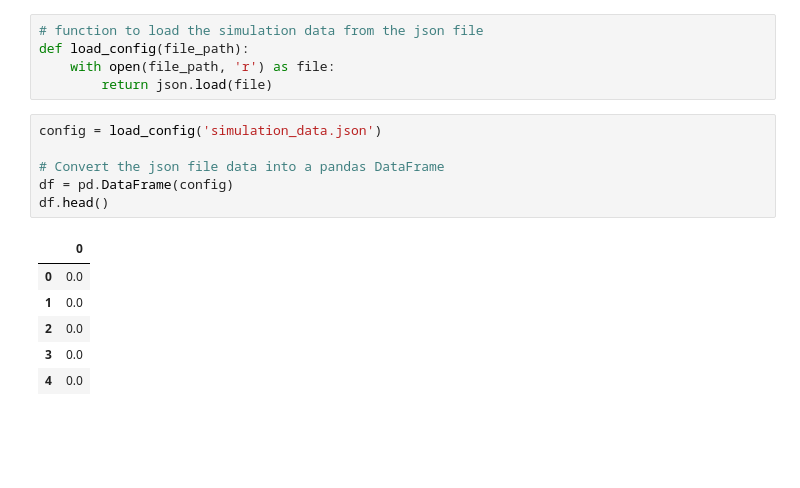
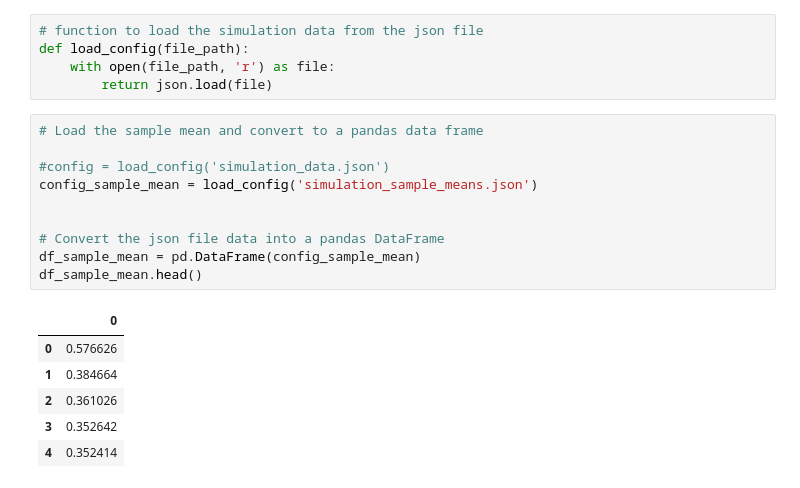
Before and after one commit to beavargas/Festivals-simulation-FYP, a Jupyter notebook: Visualization.ipynb, the cells around one changed output. Cells and saved outputs as stored; diff of their text form; blank space fills up the shorter version.

```diff
--- a/Visualization.ipynb
+++ b/Visualization.ipynb
@@ -11,15 +19,19 @@ def load_config(file_path):
     with open(file_path, 'r') as file:
         return json.load(file)
 # %%
-config = load_config('simulation_data.json')
+# Load the sample mean and convert to a pandas data frame
+
+#config = load_config('simulation_data.json')
+config_sample_mean = load_config('simulation_sample_means.json')
+
 
 # Convert the json file data into a pandas DataFrame
-df = pd.DataFrame(config)
-df.head()
+df_sample_mean = pd.DataFrame(config_sample_mean)
+df_sample_mean.head()
 # %% [output]
 |  | 0 |
-| 0 | 0.0 |
-| 1 | 0.0 |
-| 2 | 0.0 |
-| 3 | 0.0 |
-| 4 | 0.0 |
+| 0 | 0.576626 |
+| 1 | 0.384664 |
+| 2 | 0.361026 |
+| 3 | 0.352642 |
+| 4 | 0.352414 |
```
Also changed, not shown: parts of 7 cells of this notebook.
